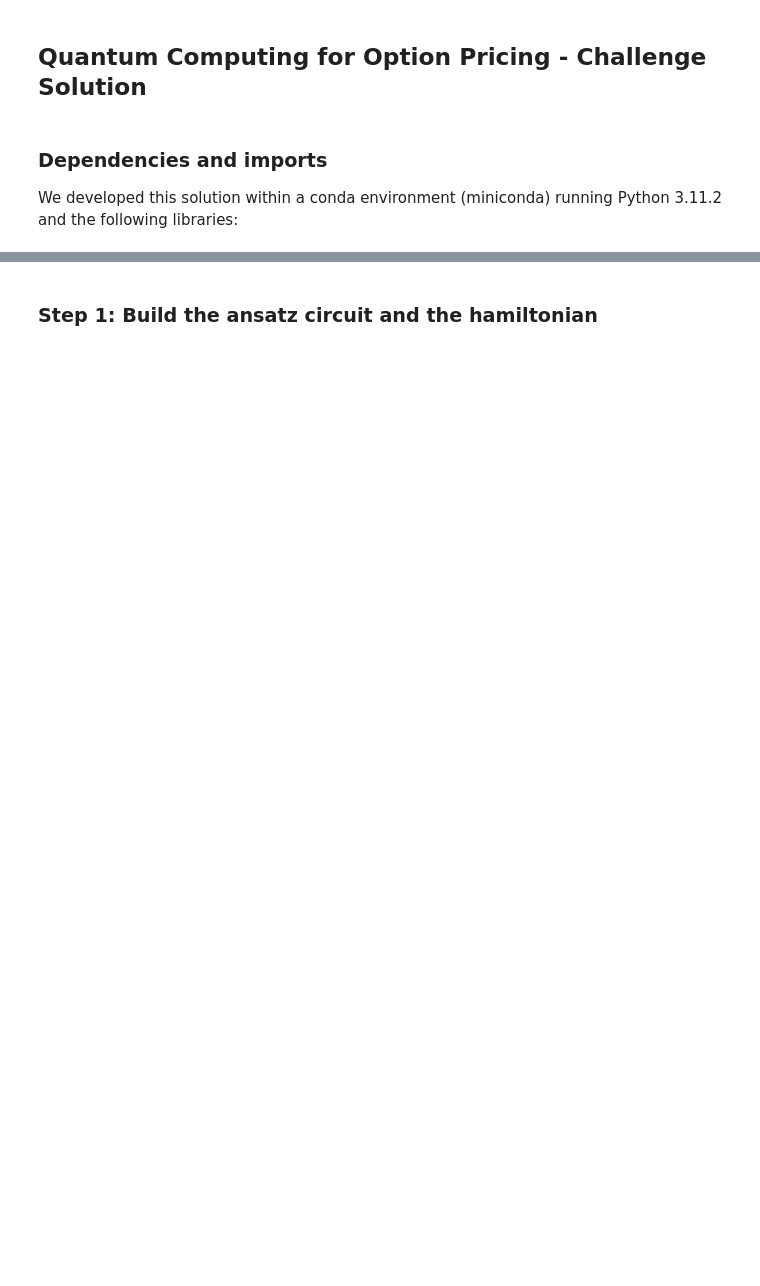
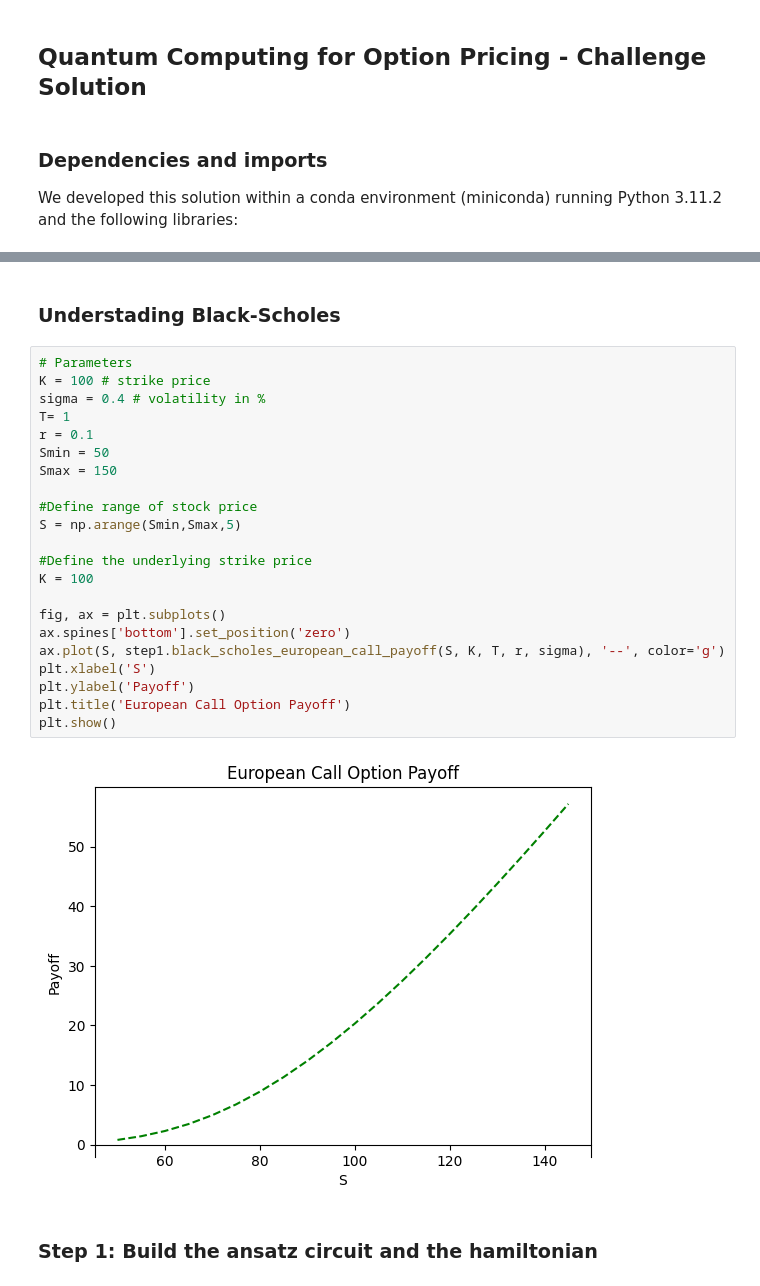
Before and after one commit to FelixXu35/Qisikit_Hackathon_BCN, a Jupyter notebook: Moodys_challenge_submission.ipynb, the cells around one changed output, grey strips where cells are left out. Saved outputs shown, nothing was run; the diff lists cells and outputs as text; blank space fills up the shorter version.

```diff
--- a/Moodys_challenge_submission.ipynb
+++ b/Moodys_challenge_submission.ipynb
@@ -11,2 +18,28 @@ from qiskit import QuantumCircuit
+# %% [markdown]
+### Understading Black-Scholes
+# %%
+# Parameters
+K = 100 # strike price
+sigma = 0.4 # volatility in %
+T= 1
+r = 0.1
+Smin = 50
+Smax = 150
+
+#Define range of stock price
+S = np.arange(Smin,Smax,5)
+
+#Define the underlying strike price
+K = 100
+
+fig, ax = plt.subplots()
+ax.spines['bottom'].set_position('zero')
+ax.plot(S, step1.black_scholes_european_call_payoff(S, K, T, r, sigma), '--', color='g')
+plt.xlabel('S')
+plt.ylabel('Payoff')
+plt.title('European Call Option Payoff')
+plt.show()
+# %% [output]
+[figure, added]
 # %% [markdown]
 ### **Step 1**: Build the ansatz circuit and the hamiltonian
```
Also changed, not shown: parts of 10 cells of this notebook, 2 other files.
